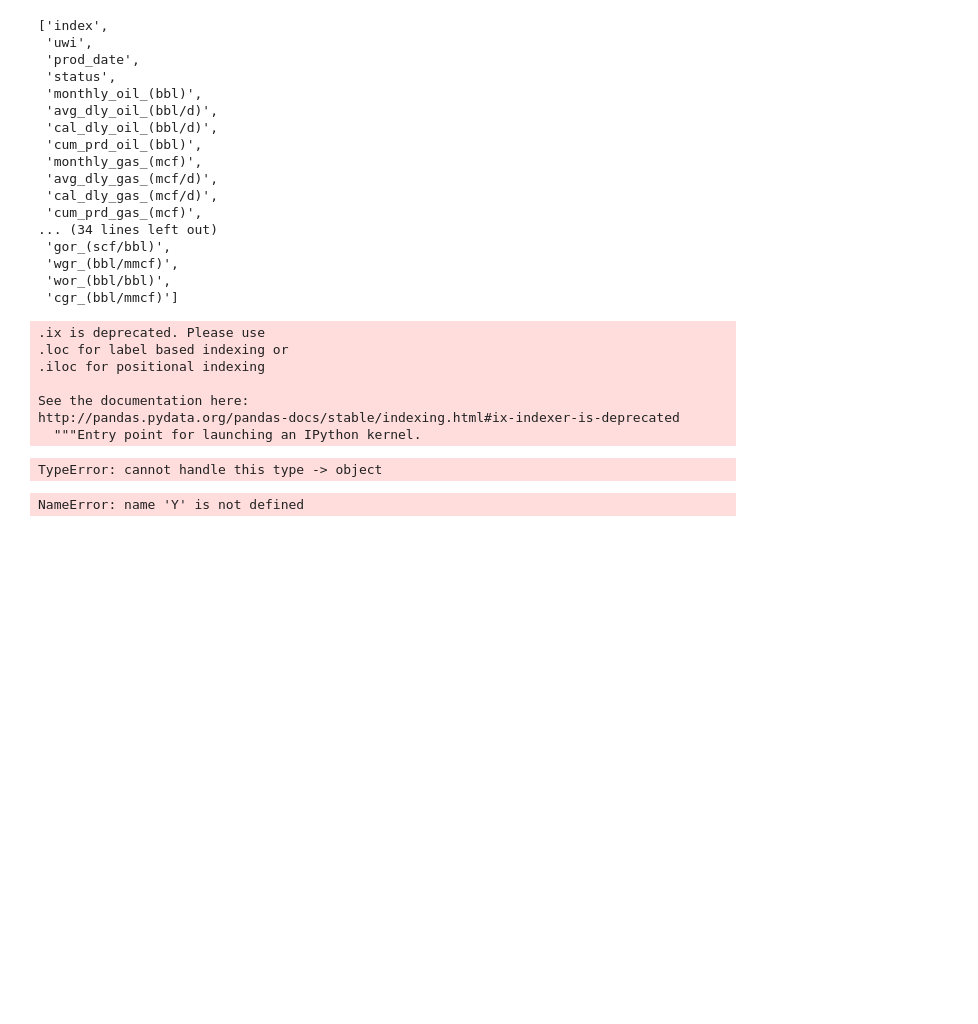
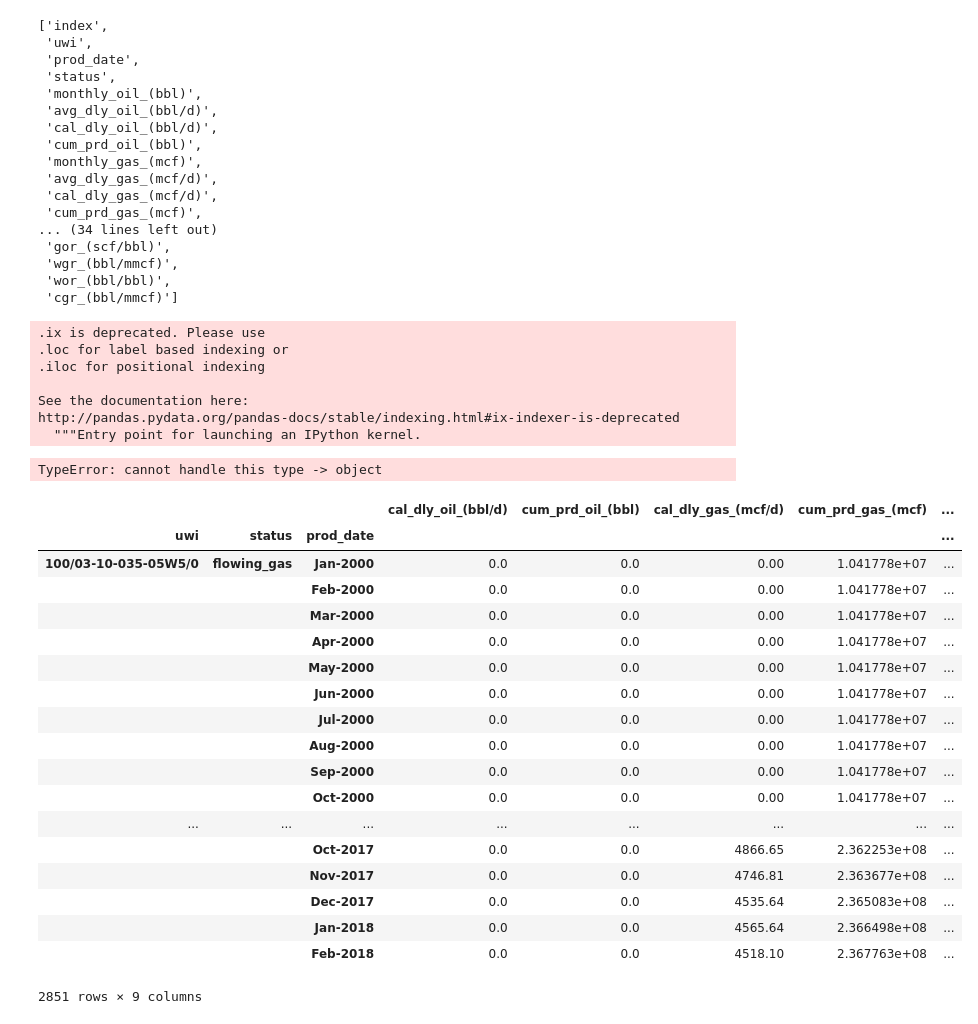
Before and after one commit to SimplifyData/Forecasting-Time-Series-with-Multiple-Seasonalities, a Jupyter notebook: Impala.ipynb, the cells around one changed output. Cells and saved outputs as stored; diff of their text form; code cells hidden in the pictures; blank space fills up the shorter version.

```diff
--- a/Impala.ipynb
+++ b/Impala.ipynb
@@ -244,7 +244,26 @@ See the documentation here:
 http://pandas.pydata.org/pandas-docs/stable/indexing.html#ix-indexer-is-deprecated
   """Entry point for launching an IPython kernel.
 TypeError: cannot handle this type -> object
-# %%
-prod_df.set_index('prod_date').groupby("uwi").rolling(window =1, freq = 'Y').mean()
-# %% [output]
-NameError: name 'Y' is not defined
+# %%
+prod_df.set_index('prod_date').groupby(["uwi", 'status']).rolling(window =1, freq = 'M').mean()[['cal_dly_oil_(bbl/d)','cum_prd_oil_(bbl)','cal_dly_gas_(mcf/d)','cum_prd_gas_(mcf)',
+  'cal_dly_water_(bbl/d)','cum_prd_water_(bbl)','cal_dly_cond_(bbl/d)','cum_prd_cond_(bbl)','prd_hours_(hr)']]
+# %% [output]
+|  |  |  | cal_dly_oil_(bbl/d) | cum_prd_oil_(bbl) | cal_dly_gas_(mcf/d) | cum_prd_gas_(mcf) | ... |
+| uwi | status | prod_date |  |  |  |  | ... |
+| 100/03-10-035-05W5/0 | flowing_gas | Jan-2000 | 0.0 | 0.0 | 0.00 | 1.041778e+07 | ... |
+|  |  | Feb-2000 | 0.0 | 0.0 | 0.00 | 1.041778e+07 | ... |
+|  |  | Mar-2000 | 0.0 | 0.0 | 0.00 | 1.041778e+07 | ... |
+|  |  | Apr-2000 | 0.0 | 0.0 | 0.00 | 1.041778e+07 | ... |
+|  |  | May-2000 | 0.0 | 0.0 | 0.00 | 1.041778e+07 | ... |
+|  |  | Jun-2000 | 0.0 | 0.0 | 0.00 | 1.041778e+07 | ... |
+|  |  | Jul-2000 | 0.0 | 0.0 | 0.00 | 1.041778e+07 | ... |
+|  |  | Aug-2000 | 0.0 | 0.0 | 0.00 | 1.041778e+07 | ... |
+|  |  | Sep-2000 | 0.0 | 0.0 | 0.00 | 1.041778e+07 | ... |
+|  |  | Oct-2000 | 0.0 | 0.0 | 0.00 | 1.041778e+07 | ... |
+| ... | ... | ... | ... | ... | ... | ... | ... |
+|  |  | Oct-2017 | 0.0 | 0.0 | 4866.65 | 2.362253e+08 | ... |
+|  |  | Nov-2017 | 0.0 | 0.0 | 4746.81 | 2.363677e+08 | ... |
+|  |  | Dec-2017 | 0.0 | 0.0 | 4535.64 | 2.365083e+08 | ... |
+|  |  | Jan-2018 | 0.0 | 0.0 | 4565.64 | 2.366498e+08 | ... |
+|  |  | Feb-2018 | 0.0 | 0.0 | 4518.10 | 2.367763e+08 | ... |
+2851 rows × 9 columns
```
